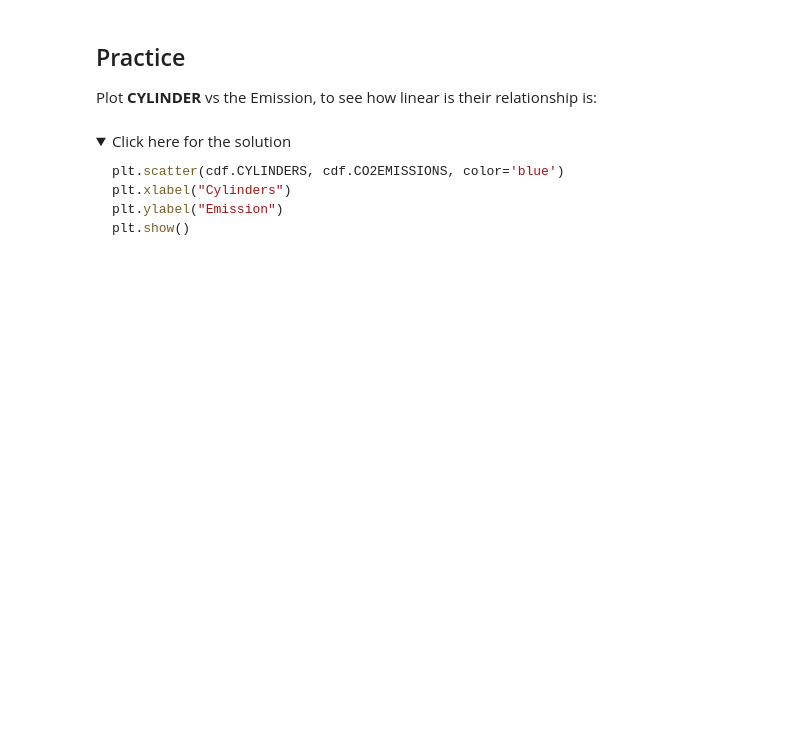
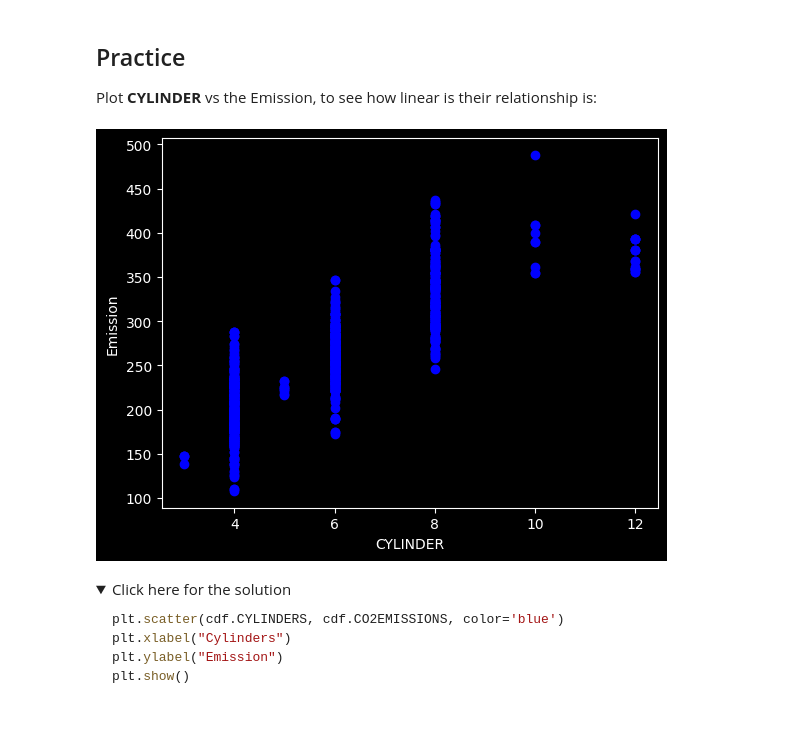
Before and after one commit to julihocc/ibm-machine-learning, a Jupyter notebook: 01-simple-linear-regression/ML0101EN-Reg-Simple-Linear-Regression-Co2-v2.ipynb, the cells around one changed output. Cells and saved outputs as stored; diff of their text form; code cells hidden in the pictures; folded sections open; blank space fills up the shorter version.

```diff
--- a/01-simple-linear-regression/ML0101EN-Reg-Simple-Linear-Regression-Co2-v2.ipynb
+++ b/01-simple-linear-regression/ML0101EN-Reg-Simple-Linear-Regression-Co2-v2.ipynb
@@ -116,6 +132,12 @@ plt.show()
 Plot __CYLINDER__ vs the Emission, to see how linear is their relationship is:
 # %%
 # write your code here
+plt.scatter(cdf.CYLINDERS, cdf.CO2EMISSIONS,  color='blue')
+plt.xlabel("CYLINDER")
+plt.ylabel("Emission")
+plt.show()
+# %% [output]
+[figure, added]
 # %% [markdown]
 <details><summary>Click here for the solution</summary>
 
```
Also changed, not shown: parts of 17 cells of this notebook.
